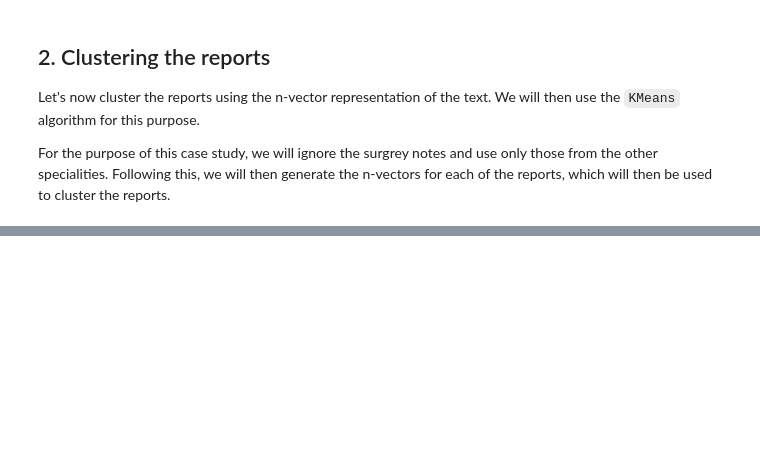
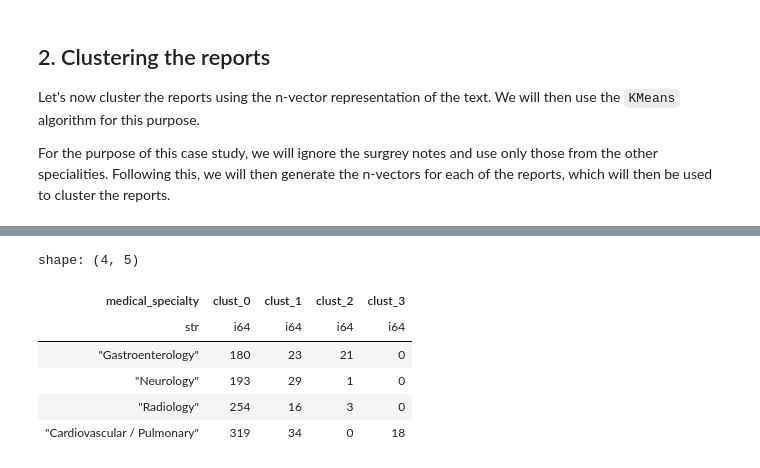
Before and after one commit to siva82kb/ALADA-Course, a Jupyter notebook: case_studies/case_study_01.ipynb, the cells around one changed output, grey strips where cells are left out. Drawn from its saved outputs; the diff is of its cells as text; code cells hidden in the pictures; blank space fills up the shorter version.

```diff
--- a/case_studies/case_study_01.ipynb
+++ b/case_studies/case_study_01.ipynb
@@ -458,0 +230,22 @@ np.round(100 * np.array([v / np.linalg.norm(v) for v in X1.T]).T) / 100
+# %%
+# Summary dataframe
+_medspec = medrec_wos["medical_specialty"].unique().to_list()
+summ_dict = {
+    "medical_specialty": _medspec
+}
+# Add cluster columns
+for _k in range(k):
+    summ_dict[f"clust_{_k}"] = [0] * len(_medspec)
+    _clust = medrec_wos.filter(pl.col("cluster") == _k)["medical_specialty"].value_counts()
+    for _spec in _clust.iter_rows(named=True):
+        summ_dict[f"clust_{_k}"][_medspec.index(_spec["medical_specialty"])] = _spec["count"]
+clust_summary = pl.DataFrame(summ_dict)
+clust_summary
+# %% [output]
+shape: (4, 5)
+| medical_specialty | clust_0 | clust_1 | clust_2 | clust_3 |
+| str | i64 | i64 | i64 | i64 |
+| "Gastroenterology" | 180 | 23 | 21 | 0 |
+| "Neurology" | 193 | 29 | 1 | 0 |
+| "Radiology" | 254 | 16 | 3 | 0 |
+| "Cardiovascular / Pulmonary" | 319 | 34 | 0 | 18 |
```
Also changed, not shown: parts of 56 cells of this notebook, 2 other files.
